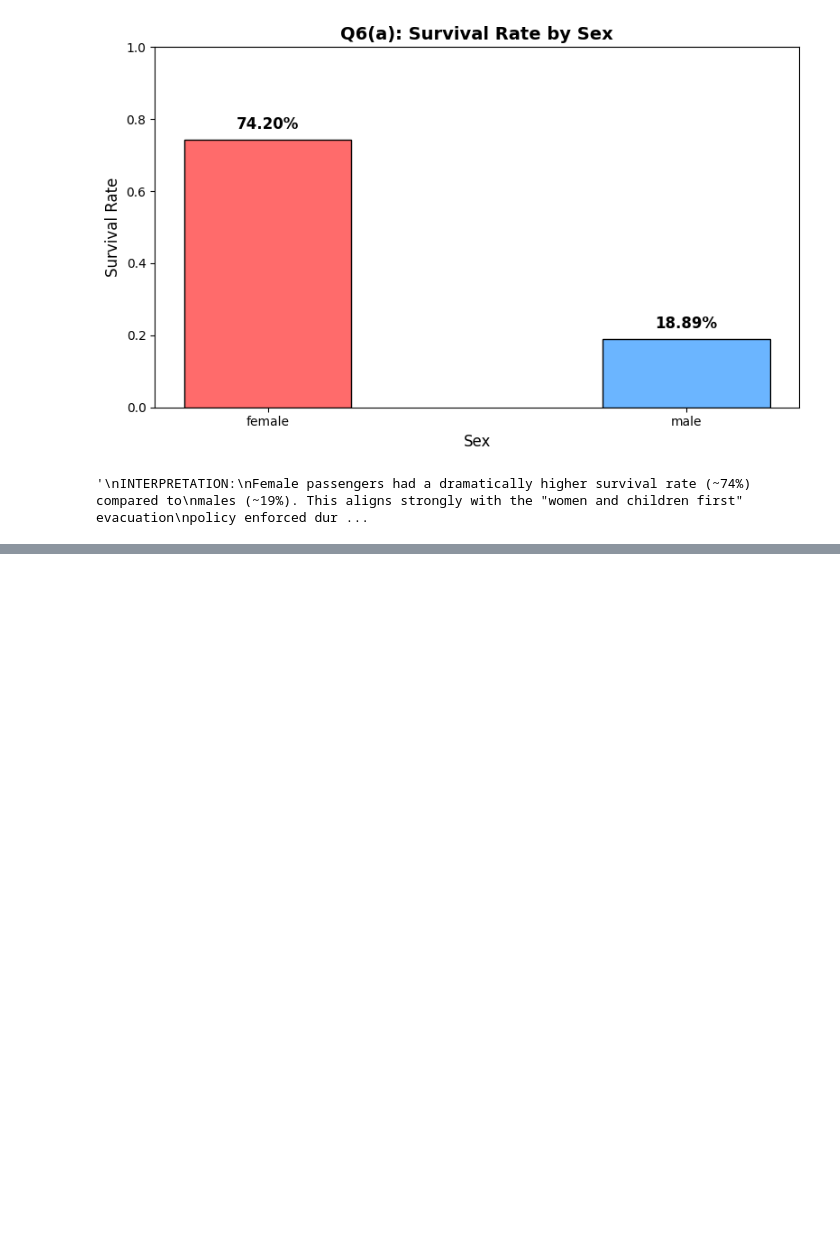
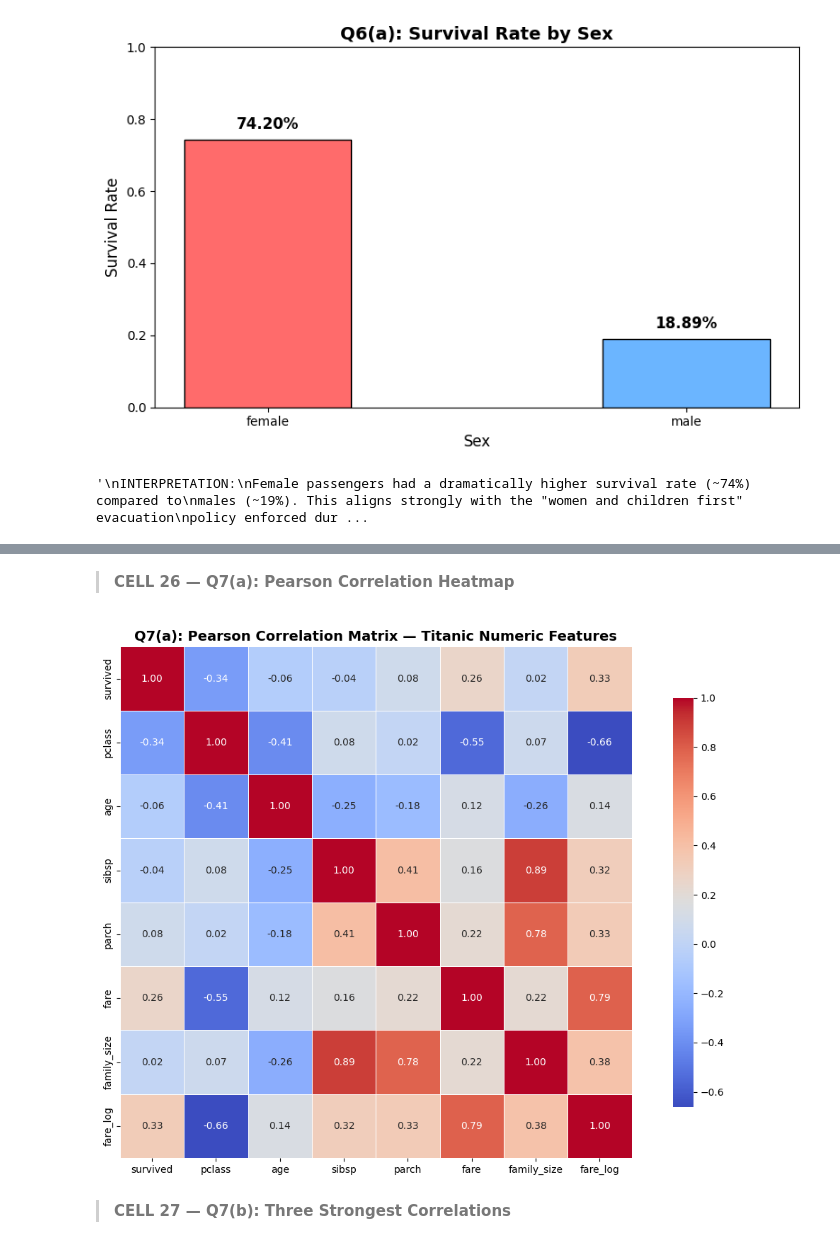
Before and after one commit to MuhammadAhmad1078/Titanic-Dataset-Exploratory-Analysis, a Jupyter notebook: 22F-8814-A2-Dataviz.ipynb, the cells around one changed output, grey strips where cells are left out. Saved outputs shown, nothing was run; the diff lists cells and outputs as text; code cells hidden in the pictures; blank space fills up the shorter version.

```diff
--- a/22F-8814-A2-Dataviz.ipynb
+++ b/22F-8814-A2-Dataviz.ipynb
@@ -653,0 +764,21 @@ points — underscores just how strictly the policy was applied.
+# %% [markdown]
+> **CELL 26 — Q7(a): Pearson Correlation Heatmap**
+# %%
+numeric_df = df.select_dtypes(include=[np.number])
+
+corr_matrix = numeric_df.corr()
+
+fig, ax = plt.subplots(figsize=(12, 8))
+
+sns.heatmap(corr_matrix, annot=True, cmap='coolwarm', fmt='.2f',
+            linewidths=0.5, ax=ax, square=True, cbar_kws={'shrink': 0.8})
+
+ax.set_title('Q7(a): Pearson Correlation Matrix — Titanic Numeric Features',
+             fontsize=14, fontweight='bold')
+
+plt.tight_layout()
+plt.show()
+# %% [output]
+[figure, added]
+# %% [markdown]
+> **CELL 27 — Q7(b): Three Strongest Correlations**
```
Also changed, not shown: parts of 15 cells of this notebook.
